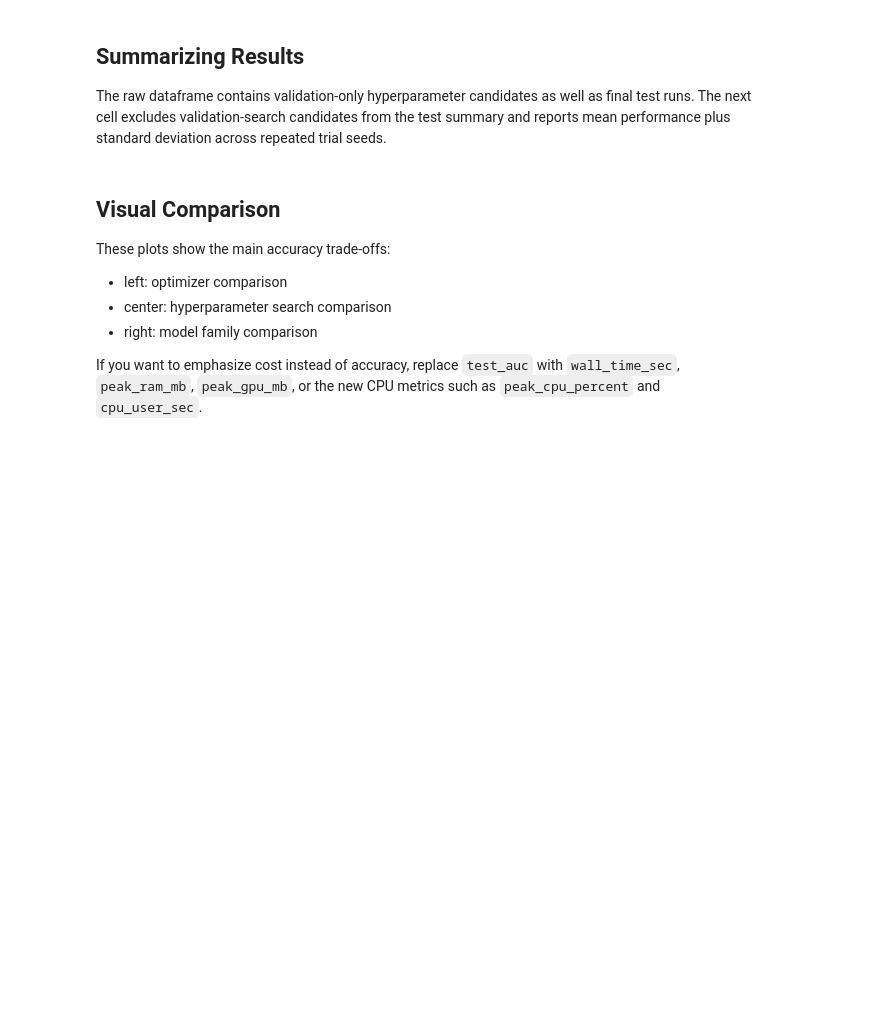
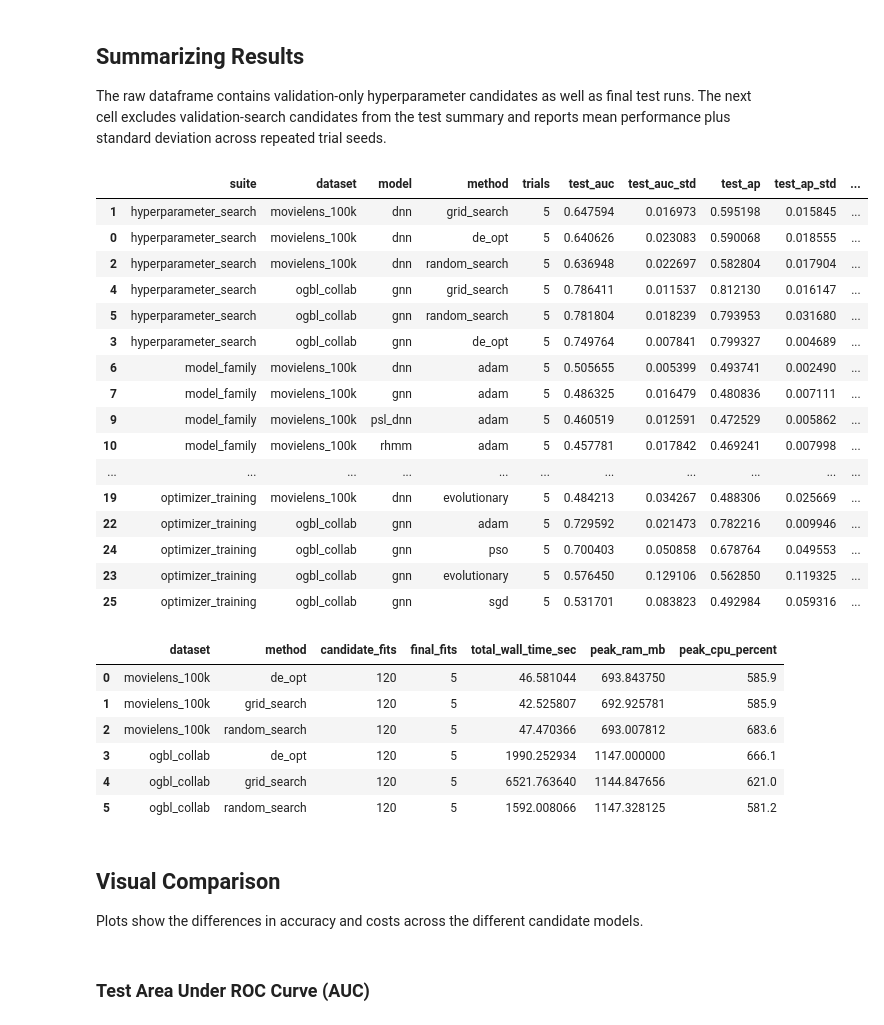
Before and after one commit to Kaxlow/rec-sys-nn-optimization, a Jupyter notebook: src/recommender_optimization_experiments.ipynb, the cells around one changed output. Saved outputs shown, nothing was run; the diff lists cells and outputs as text; code cells hidden in the pictures; blank space fills up the shorter version.

```diff
--- a/src/recommender_optimization_experiments.ipynb
+++ b/src/recommender_optimization_experiments.ipynb
@@ -104,41 +126,80 @@ The raw dataframe contains validation-only hyperparameter candidates as well as
 # %%
 # Hyperparameter candidates have not seen the test set. Exclude them from
 # the test summary and retain only each validation-selected final run.
 reportable_results = results_df[
     (results_df["suite"] != "hyperparameter_search")
     | results_df["evaluated_on_test"].fillna(False)
 ].copy()
 
 summary_df = (
     reportable_results.groupby(["suite", "dataset", "model", "method"], dropna=False)
     .agg(
         trials=("seed", "nunique"),
         test_auc=("test_auc", "mean"),
         test_auc_std=("test_auc", "std"),
         test_ap=("test_ap", "mean"),
         test_ap_std=("test_ap", "std"),
         test_accuracy=("test_accuracy", "mean"),
         test_accuracy_std=("test_accuracy", "std"),
         wall_time_sec=("wall_time_sec", "mean"),
         peak_ram_mb=("peak_ram_mb", "max"),
         peak_gpu_mb=("peak_gpu_mb", "max"),
         peak_cpu_percent=("peak_cpu_percent", "max"),
         avg_cpu_percent=("avg_cpu_percent", "mean"),
         cpu_user_sec=("cpu_user_sec", "mean"),
         cpu_system_sec=("cpu_system_sec", "mean"),
     )
     .reset_index()
     .sort_values(["suite", "dataset", "test_auc"], ascending=[True, True, False])
 )
-summary_df
+
+# Hyperparameter-search cost includes all 24 candidate evaluations for each
+# of five seeds plus the five validation-selected final test fits.
+hpo_cost_summary = (
+    results_df[results_df["suite"] == "hyperparameter_search"]
+    .groupby(["dataset", "method"])
+    .agg(
+        candidate_fits=("selection_stage", lambda values: (values == "validation_search").sum()),
+        final_fits=("evaluated_on_test", lambda values: values.fillna(False).sum()),
+        total_wall_time_sec=("wall_time_sec", "sum"),
+        peak_ram_mb=("peak_ram_mb", "max"),
+        peak_cpu_percent=("peak_cpu_percent", "max"),
+    )
+    .reset_index()
+    .sort_values(["dataset", "method"])
+)
+
+display(summary_df)
+hpo_cost_summary
+# %% [output]
+|  | suite | dataset | model | method | trials | test_auc | test_auc_std | test_ap | test_ap_std | ... |
+| 1 | hyperparameter_search | movielens_100k | dnn | grid_search | 5 | 0.647594 | 0.016973 | 0.595198 | 0.015845 | ... |
+| 0 | hyperparameter_search | movielens_100k | dnn | de_opt | 5 | 0.640626 | 0.023083 | 0.590068 | 0.018555 | ... |
+| 2 | hyperparameter_search | movielens_100k | dnn | random_search | 5 | 0.636948 | 0.022697 | 0.582804 | 0.017904 | ... |
+| 4 | hyperparameter_search | ogbl_collab | gnn | grid_search | 5 | 0.786411 | 0.011537 | 0.812130 | 0.016147 | ... |
+| 5 | hyperparameter_search | ogbl_collab | gnn | random_search | 5 | 0.781804 | 0.018239 | 0.793953 | 0.031680 | ... |
+| 3 | hyperparameter_search | ogbl_collab | gnn | de_opt | 5 | 0.749764 | 0.007841 | 0.799327 | 0.004689 | ... |
+| 6 | model_family | movielens_100k | dnn | adam | 5 | 0.505655 | 0.005399 | 0.493741 | 0.002490 | ... |
+| 7 | model_family | movielens_100k | gnn | adam | 5 | 0.486325 | 0.016479 | 0.480836 | 0.007111 | ... |
+| 9 | model_family | movielens_100k | psl_dnn | adam | 5 | 0.460519 | 0.012591 | 0.472529 | 0.005862 | ... |
+| 10 | model_family | movielens_100k | rhmm | adam | 5 | 0.457781 | 0.017842 | 0.469241 | 0.007998 | ... |
+| ... | ... | ... | ... | ... | ... | ... | ... | ... | ... | ... |
+| 19 | optimizer_training | movielens_100k | dnn | evolutionary | 5 | 0.484213 | 0.034267 | 0.488306 | 0.025669 | ... |
+| 22 | optimizer_training | ogbl_collab | gnn | adam | 5 | 0.729592 | 0.021473 | 0.782216 | 0.009946 | ... |
+| 24 | optimizer_training | ogbl_collab | gnn | pso | 5 | 0.700403 | 0.050858 | 0.678764 | 0.049553 | ... |
+| 23 | optimizer_training | ogbl_collab | gnn | evolutionary | 5 | 0.576450 | 0.129106 | 0.562850 | 0.119325 | ... |
+| 25 | optimizer_training | ogbl_collab | gnn | sgd | 5 | 0.531701 | 0.083823 | 0.492984 | 0.059316 | ... |
+|  | dataset | method | candidate_fits | final_fits | total_wall_time_sec | peak_ram_mb | peak_cpu_percent |
+| 0 | movielens_100k | de_opt | 120 | 5 | 46.581044 | 693.843750 | 585.9 |
+| 1 | movielens_100k | grid_search | 120 | 5 | 42.525807 | 692.925781 | 585.9 |
+| 2 | movielens_100k | random_search | 120 | 5 | 47.470366 | 693.007812 | 683.6 |
+| 3 | ogbl_collab | de_opt | 120 | 5 | 1990.252934 | 1147.000000 | 666.1 |
+| 4 | ogbl_collab | grid_search | 120 | 5 | 6521.763640 | 1144.847656 | 621.0 |
+| 5 | ogbl_collab | random_search | 120 | 5 | 1592.008066 | 1147.328125 | 581.2 |
 # %% [markdown]
 ## Visual Comparison
 
-These plots show the main accuracy trade-offs:
-
-- left: optimizer comparison
-- center: hyperparameter search comparison
-- right: model family comparison
-
-If you want to emphasize cost instead of accuracy, replace `test_auc` with `wall_time_sec`, `peak_ram_mb`, `peak_gpu_mb`, or the new CPU metrics such as `peak_cpu_percent` and `cpu_user_sec`.
+Plots show the differences in accuracy and costs across the different candidate models.
+# %% [markdown]
+### Test Area Under ROC Curve (AUC)
 # %%
```
Also changed, not shown: parts of 11 cells of this notebook, 7 other files.
